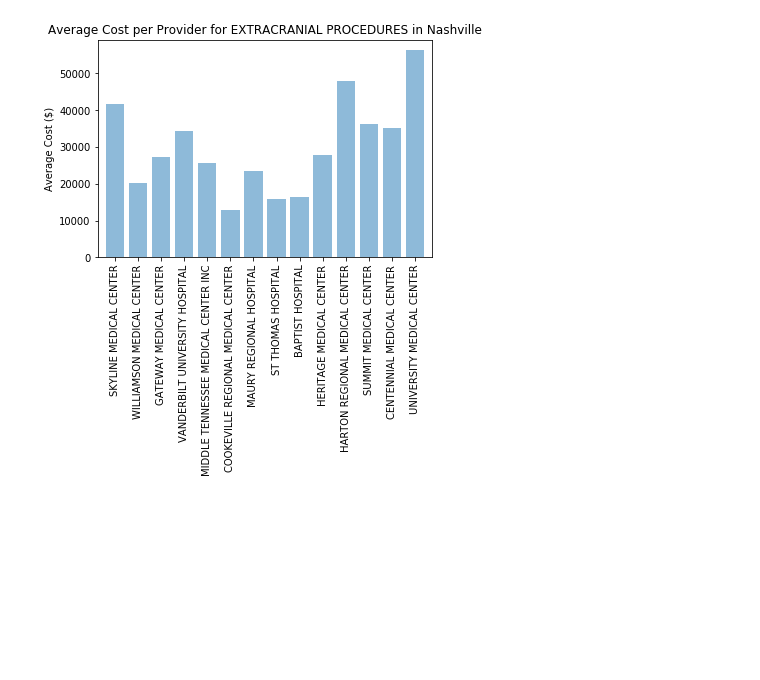
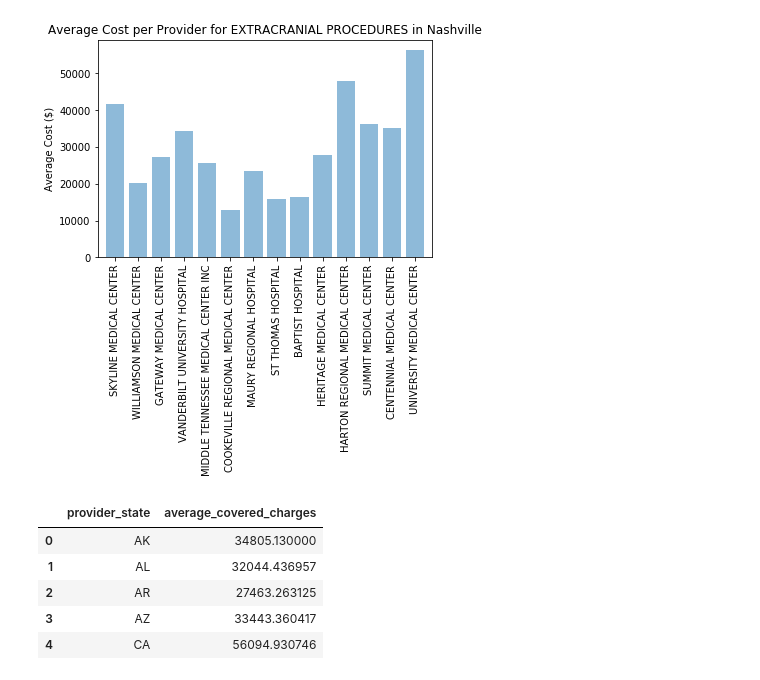
Before and after one commit to santannarenata/Healthcare_project, a Jupyter notebook: Code.ipynb, the cells around one changed output. Drawn from its saved outputs; the diff is of its cells as text; code cells hidden in the pictures; blank space fills up the shorter version.

```diff
--- a/Code.ipynb
+++ b/Code.ipynb
@@ -899,3 +870,22 @@ plt.ylabel("Average Cost ($)")
 # %% [output]
 Text(0, 0.5, 'Average Cost ($)')
 [figure]
+# %%
+# Store the Average Cost Data for the specific procedure Grouped by State by splitting up the data into groups based upon 'State'
+# Filter the DataFrame down only to those columns to chart
+Average_EXTRACRANIAL_Cost_for_data_grouped_by_State = DataFrame_drg_EXTRACRANIAL.groupby(['provider_state'])
+
+# # Convert to DataFrame
+
+Average_EXTRACRANIAL_Cost_for_data_grouped_by_State_df = Average_EXTRACRANIAL_Cost_for_data_grouped_by_State[["average_covered_charges"]].mean().reset_index()
+
+# Preview DataFrame
+
+Average_EXTRACRANIAL_Cost_for_data_grouped_by_State_df.head()
+# %% [output]
+|  | provider_state | average_covered_charges |
+| 0 | AK | 34805.130000 |
+| 1 | AL | 32044.436957 |
+| 2 | AR | 27463.263125 |
+| 3 | AZ | 33443.360417 |
+| 4 | CA | 56094.930746 |
```
Also changed, not shown: parts of 15 cells of this notebook.
